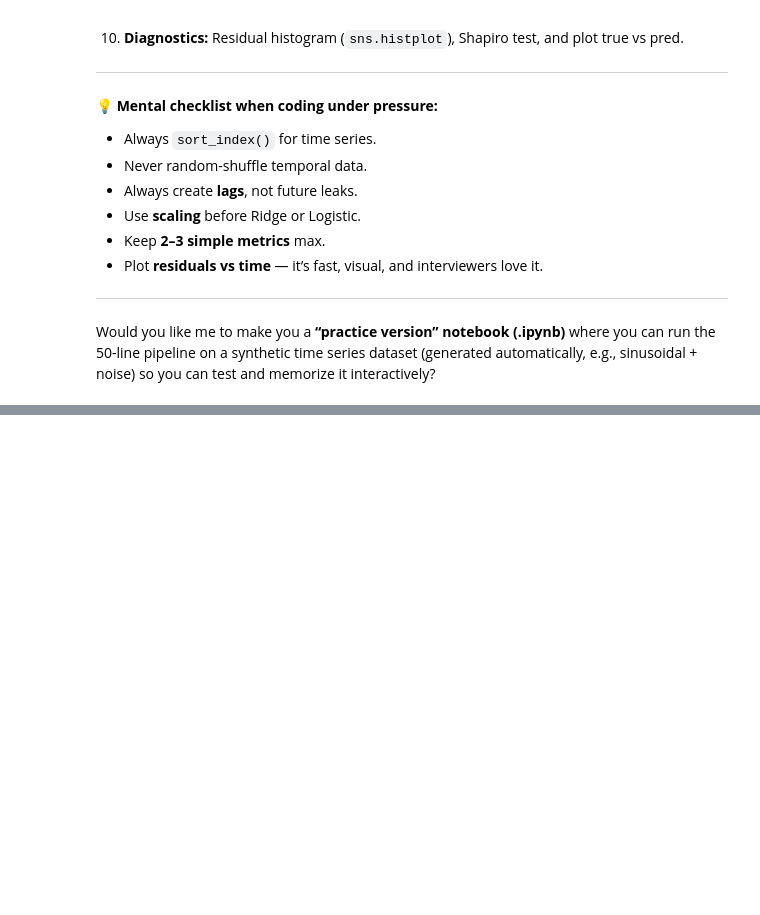
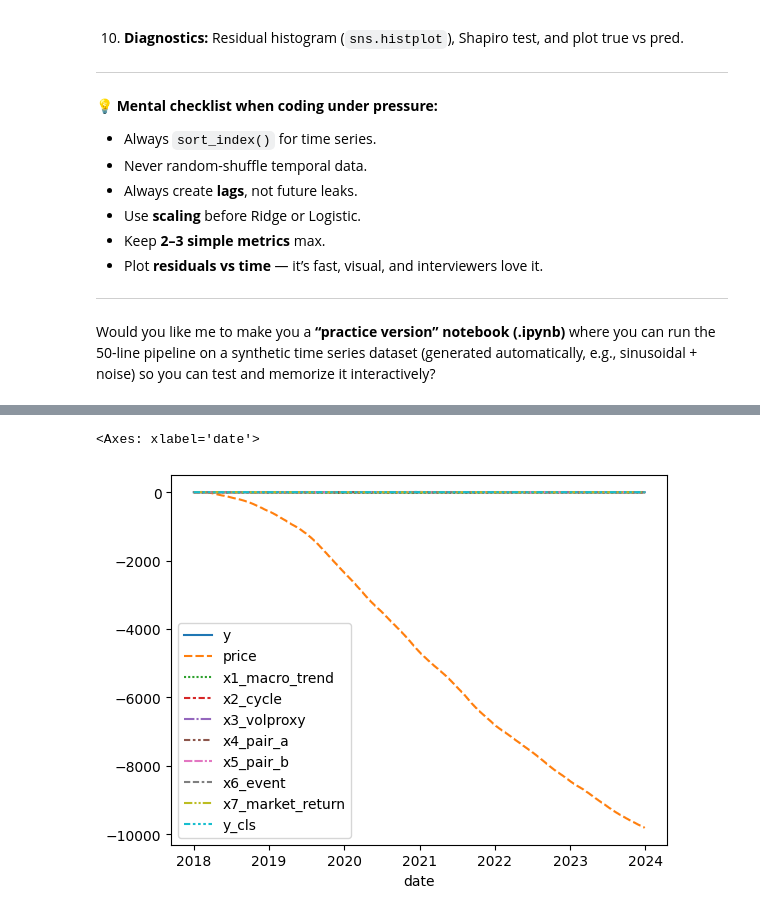
Before and after one commit to elio-samaha/template_ML, a Jupyter notebook: pipeline_stat.ipynb, the cells around one changed output, grey strips where cells are left out. Cells and saved outputs as stored; diff of their text form; code cells hidden in the pictures; blank space fills up the shorter version.

```diff
--- a/pipeline_stat.ipynb
+++ b/pipeline_stat.ipynb
@@ -333,0 +496,5 @@ Would you like me to make you a **“practice version” notebook (.ipynb)** whe
+# %%
+sns.lineplot(data=df)
+# %% [output]
+<Axes: xlabel='date'>
+[figure, added]
```
Also changed, not shown: parts of 20 cells of this notebook.
